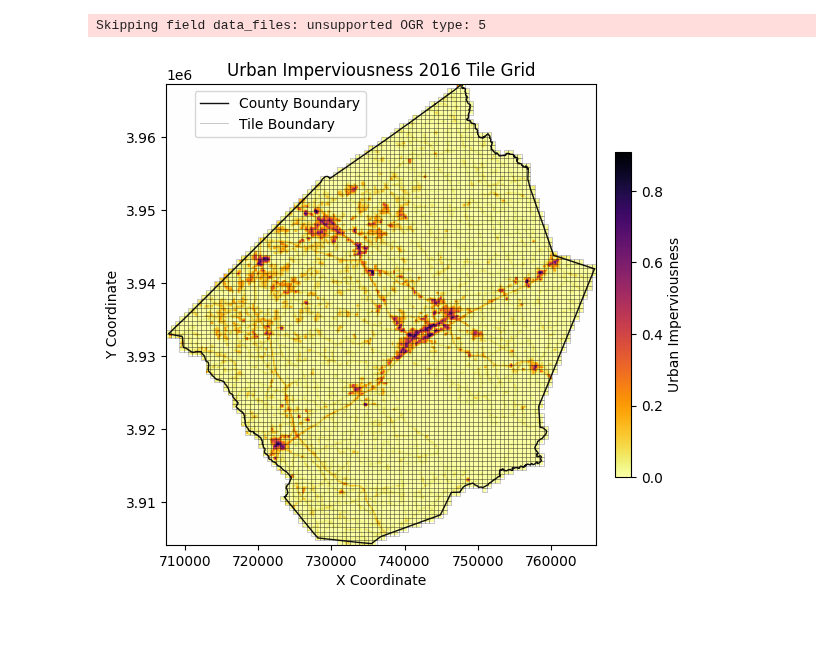
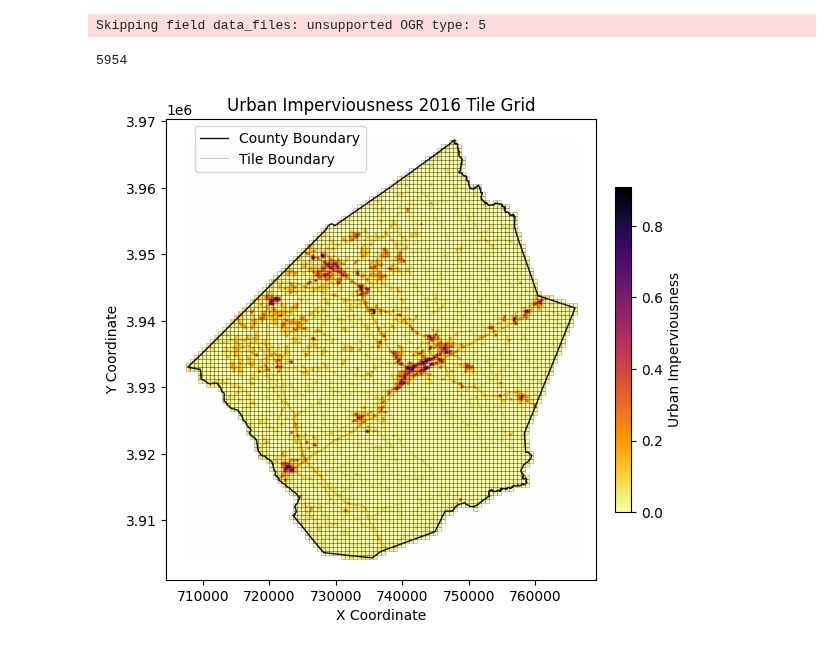
Before and after one commit to benton-tripp/urban-clay, a Jupyter notebook: notebooks/plot-urban-tiles.ipynb, the cells around one changed output. Saved outputs shown, nothing was run; the diff lists cells and outputs as text; code cells hidden in the pictures.

Commit message:
finished plotting (finally)

```diff
--- a/notebooks/plot-urban-tiles.ipynb
+++ b/notebooks/plot-urban-tiles.ipynb
@@ -14,6 +14,7 @@ from matplotlib.colors import Normalize
 
 # Paths and variables
 tiles_gdf = gpd.read_file("../data/tiles.geojson")
+print(len(tiles_gdf))
 county_boundary = gpd.read_file("../data/county_boundary.shp")
 mosaic_path = os.path.join("../data", "merged_urban_raster.tif")
 mosaic = rasterio.open(mosaic_path)
@@ -23,42 +24,57 @@ county_geom = [tiles_gdf.geometry.union_all()]  # Convert to list for mask funct
 data, transform = mask(mosaic, county_geom, crop=False, filled=True, nodata=-1)
 data = data.astype('float32')
 data[data == 255] = np.nan  # Replace -1 with NaN for visualization
+data = data / 100
 # %% [output]
 Skipping field data_files: unsupported OGR type: 5
+5954
 # %%
+
+
 # Create a reversed colormap with white for NaNs
 cmap = plt.cm.inferno.reversed()
 cmap.set_bad(color='#fefefe')  # Set NaN values to appear white
 
 # Plot the mosaic with NA color set to white
 fig, ax = plt.subplots(figsize=(6, 6))
-img = rasterio.plot.show(data / 100, transform=transform, ax=ax, cmap=cmap)
+img = rasterio.plot.show(data, transform=transform, ax=ax, cmap=cmap)
 
 # Plot the county boundary and tile boundaries
 county_boundary.plot(ax=ax, facecolor='none', edgecolor='#121212', linewidth=1.)
 tiles_gdf.boundary.plot(ax=ax, edgecolor='#030303', linewidth=0.5, alpha=0.3)
 
 # Create a ScalarMappable for the color bar (Urban Imperviousness)
-norm = Normalize(vmin=np.nanmin(data / 100), vmax=np.nanmax(data / 100))
+norm = Normalize(vmin=np.nanmin(data), vmax=np.nanmax(data))
 sm = ScalarMappable(norm=norm, cmap=cmap)
 
 # Create custom legend elements for County Boundary and Tile Boundary
 legend_elements = [
     Line2D([0], [0], color='#121212', lw=1., label='County Boundary'),
     Line2D([0], [0], color='#030303', lw=0.5, label='Tile Boundary', alpha=0.3),
 ]
 
 # Add the legend for County Boundary and Tile Boundary outside the plot
 legend = ax.legend(handles=legend_elements, loc='upper left', bbox_to_anchor=(.05, 1), frameon=True)
 
 # Position the color bar to the right of the plot to represent Urban Imperviousness
 cbar = plt.colorbar(sm, ax=ax, orientation="vertical", fraction=0.035, pad=0.04)
 cbar.set_label('Urban Imperviousness')
 
 # Title and labels
 plt.title('Urban Imperviousness 2016 Tile Grid')
 plt.xlabel('X Coordinate')
 plt.ylabel('Y Coordinate')
+
+# Set x and y extent using the transform
+x_min, y_min = mosaic.bounds.left, mosaic.bounds.bottom
+x_max, y_max = mosaic.bounds.right, mosaic.bounds.top
+
+# Adjust xlim and ylim to add padding around the raster
+x_padding = (x_max - x_min) * 0.05  # 5% padding on x-axis
+y_padding = (y_max - y_min) * 0.05  # 5% padding on y-axis
+ax.set_xlim(x_min - x_padding, x_max + x_padding)
+ax.set_ylim(y_min - y_padding, y_max + y_padding)
+
 plt.show()
 # %% [output]
-[figure, old version]
+[figure, new version]
```
Also changed, not shown: parts of 1 cell of this notebook, 1 other file.
